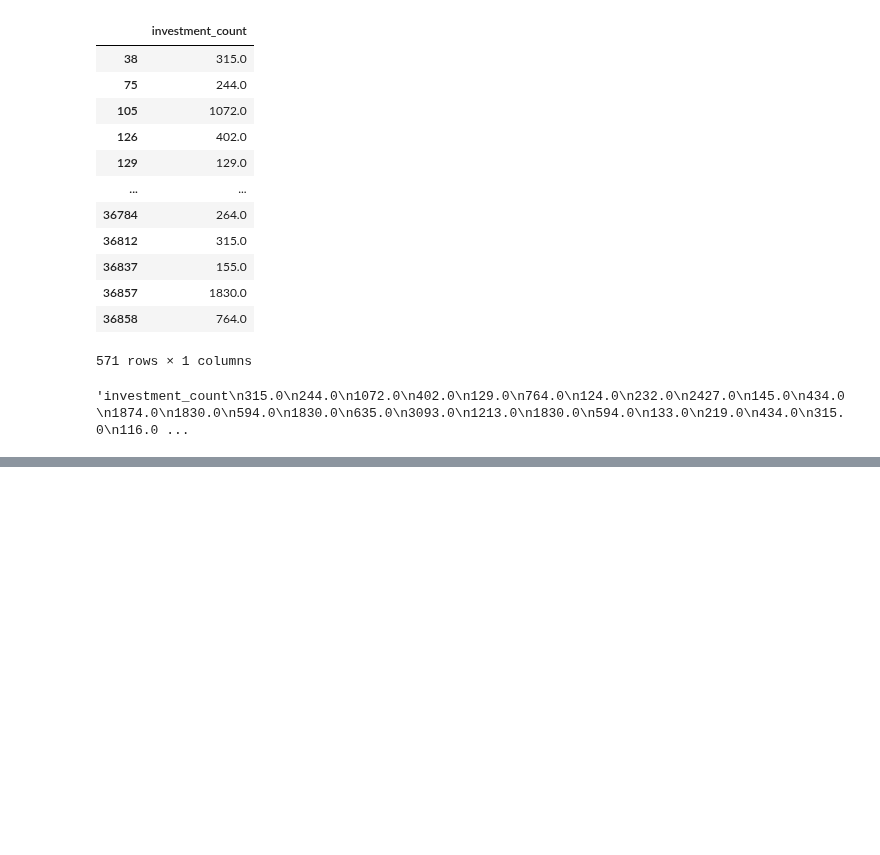
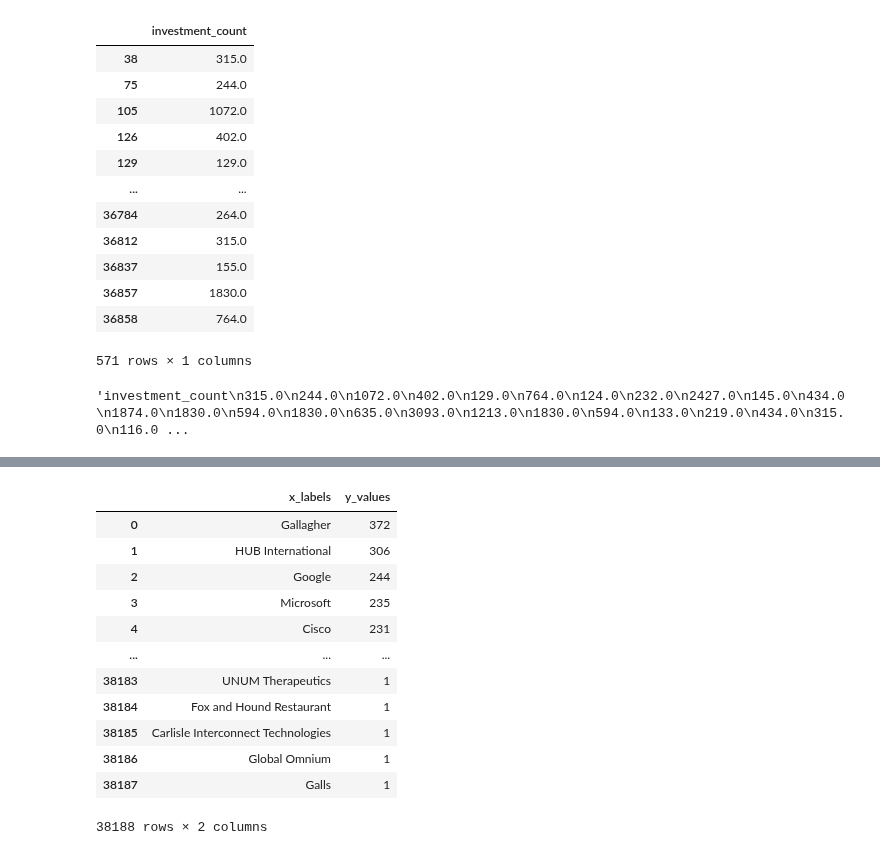
Before and after one commit to StardustLID/TEMG4952A-TEAM-5, a Jupyter notebook: backend/csv_helper.ipynb, the cells around one changed output, grey strips where cells are left out. Cells and saved outputs as stored; diff of their text form; code cells hidden in the pictures; blank space fills up the shorter version.

```diff
--- a/backend/csv_helper.ipynb
+++ b/backend/csv_helper.ipynb
@@ -654,0 +675,3 @@ df.to_csv(index=False)
+# %%
+series = df['acquirer_name'].value_counts()
+series
@@ -654,0 +691,19 @@ df.to_csv(index=False)
+# %%
+df = series.to_frame()
+df.reset_index(inplace=True)
+df.rename(columns={'index': 'x_labels', 'acquirer_name': 'y_values'}, inplace=True)
+df
+# %% [output]
+|  | x_labels | y_values |
+| 0 | Gallagher | 372 |
+| 1 | HUB International | 306 |
+| 2 | Google | 244 |
+| 3 | Microsoft | 235 |
+| 4 | Cisco | 231 |
+| ... | ... | ... |
+| 38183 | UNUM Therapeutics | 1 |
+| 38184 | Fox and Hound Restaurant | 1 |
+| 38185 | Carlisle Interconnect Technologies | 1 |
+| 38186 | Global Omnium | 1 |
+| 38187 | Galls | 1 |
+38188 rows × 2 columns
```
Also changed, not shown: parts of 5 cells of this notebook, 2 other files.
